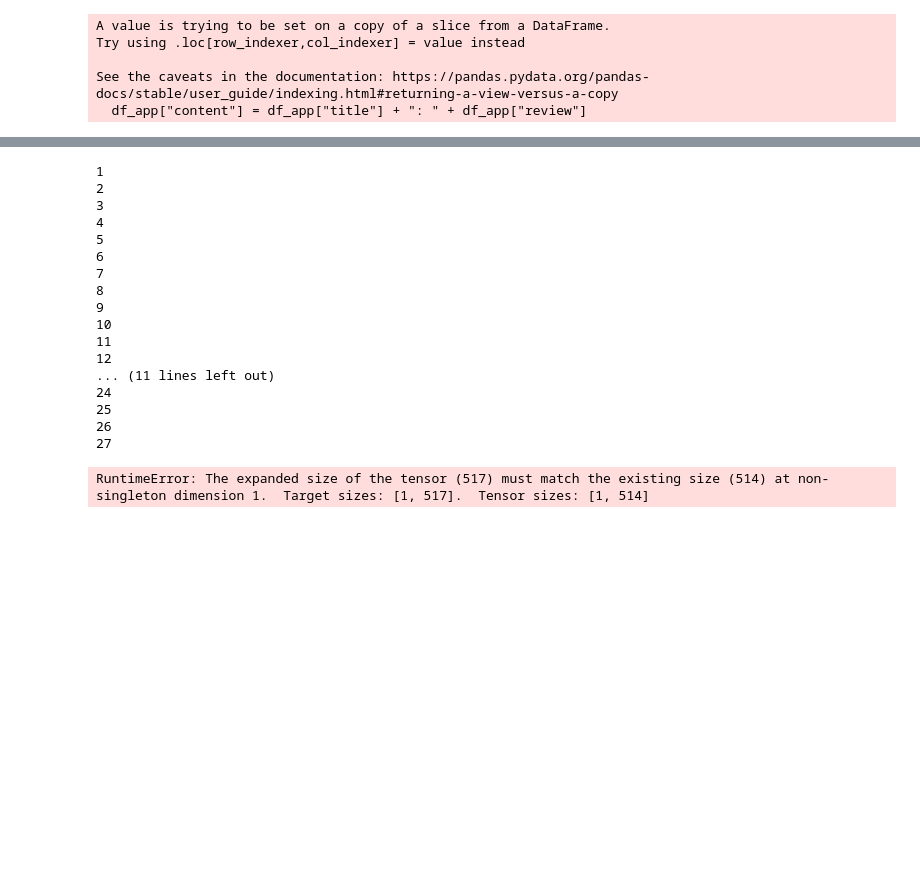
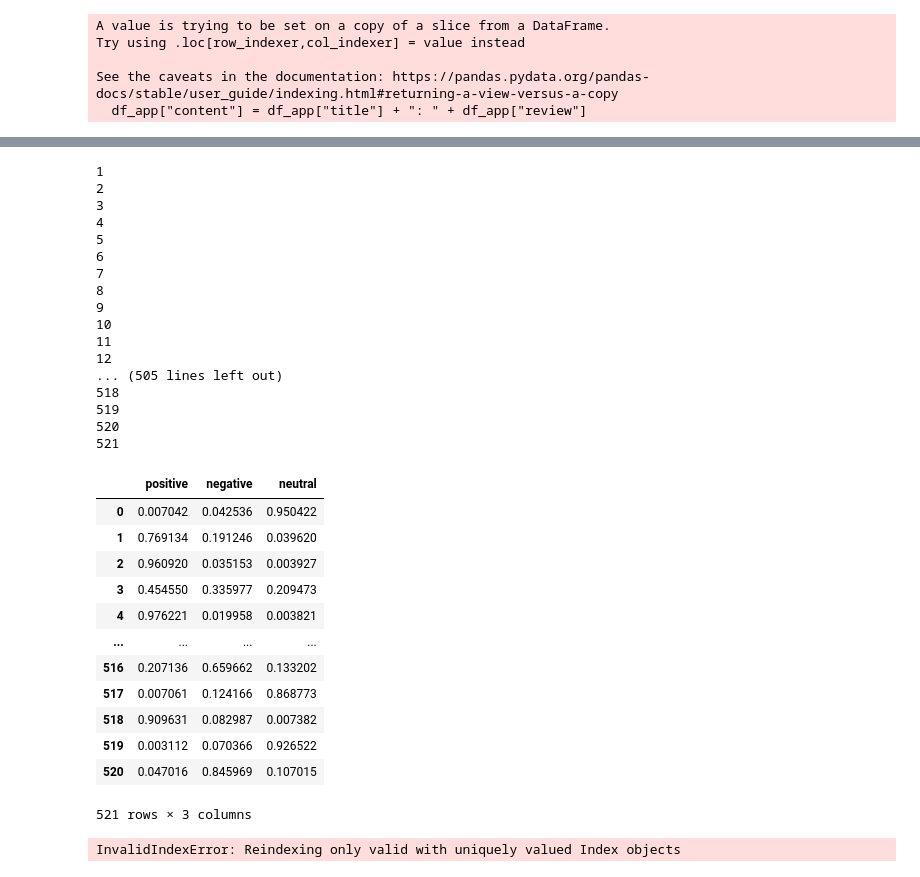
Before and after one commit to makeathonfhnw/The4, a Jupyter notebook: english_sentimental_analysis_twitter.ipynb, the cells around one changed output, grey strips where cells are left out. Drawn from its saved outputs; the diff is of its cells as text; code cells hidden in the pictures; blank space fills up the shorter version.

```diff
--- a/english_sentimental_analysis_twitter.ipynb
+++ b/english_sentimental_analysis_twitter.ipynb
@@ -40,4 +24,6 @@ df.reset_index()
 # %%
-df.reset_index()
-df = df[df['language_prob'] == 'de']
-tweets = df['content'].tolist()
+df["lencontent"] = df["content"].apply(lambda x : len(x))
+df = df[df["lencontent"] < 514]
+df = df[df["language_prob"] == "en"]
+tweets = df["content"].tolist()
+tweets
@@ -44,7 +47,0 @@ tweets = df['content'].tolist()
-# %%
-zeichen = []
-
-for tweet in tweets:
-    if len(tweet) > 514:
-        zeichen.append(len(tweet))
-    print(zeichen.count())
@@ -103,9 +101,30 @@ for tweet in tweets:
 10
 11
 12
-... (11 lines left out)
-24
-25
-26
-27
+... (505 lines left out)
+518
+519
+520
+521
-RuntimeError: The expanded size of the tensor (517) must match the existing size (514) at non-singleton dimension 1.  Target sizes: [1, 517].  Tensor sizes: [1, 514]
+# %%
+# create a new dataframe with the sentiment scores
+df_sentiment = pd.DataFrame({'positive': positive, 'negative': negative, 'neutral': neutral})
+df_sentiment
+# %% [output]
+|  | positive | negative | neutral |
+| 0 | 0.007042 | 0.042536 | 0.950422 |
+| 1 | 0.769134 | 0.191246 | 0.039620 |
+| 2 | 0.960920 | 0.035153 | 0.003927 |
+| 3 | 0.454550 | 0.335977 | 0.209473 |
+| 4 | 0.976221 | 0.019958 | 0.003821 |
+| ... | ... | ... | ... |
+| 516 | 0.207136 | 0.659662 | 0.133202 |
+| 517 | 0.007061 | 0.124166 | 0.868773 |
+| 518 | 0.909631 | 0.082987 | 0.007382 |
+| 519 | 0.003112 | 0.070366 | 0.926522 |
+| 520 | 0.047016 | 0.845969 | 0.107015 |
+521 rows × 3 columns
+# %%
+df_test = pd.concat([df["content"], df_sentiment], axis=1)
+# %% [output]
+InvalidIndexError: Reindexing only valid with uniquely valued Index objects
```
Also changed, not shown: parts of 4 cells of this notebook, 1 other file.
